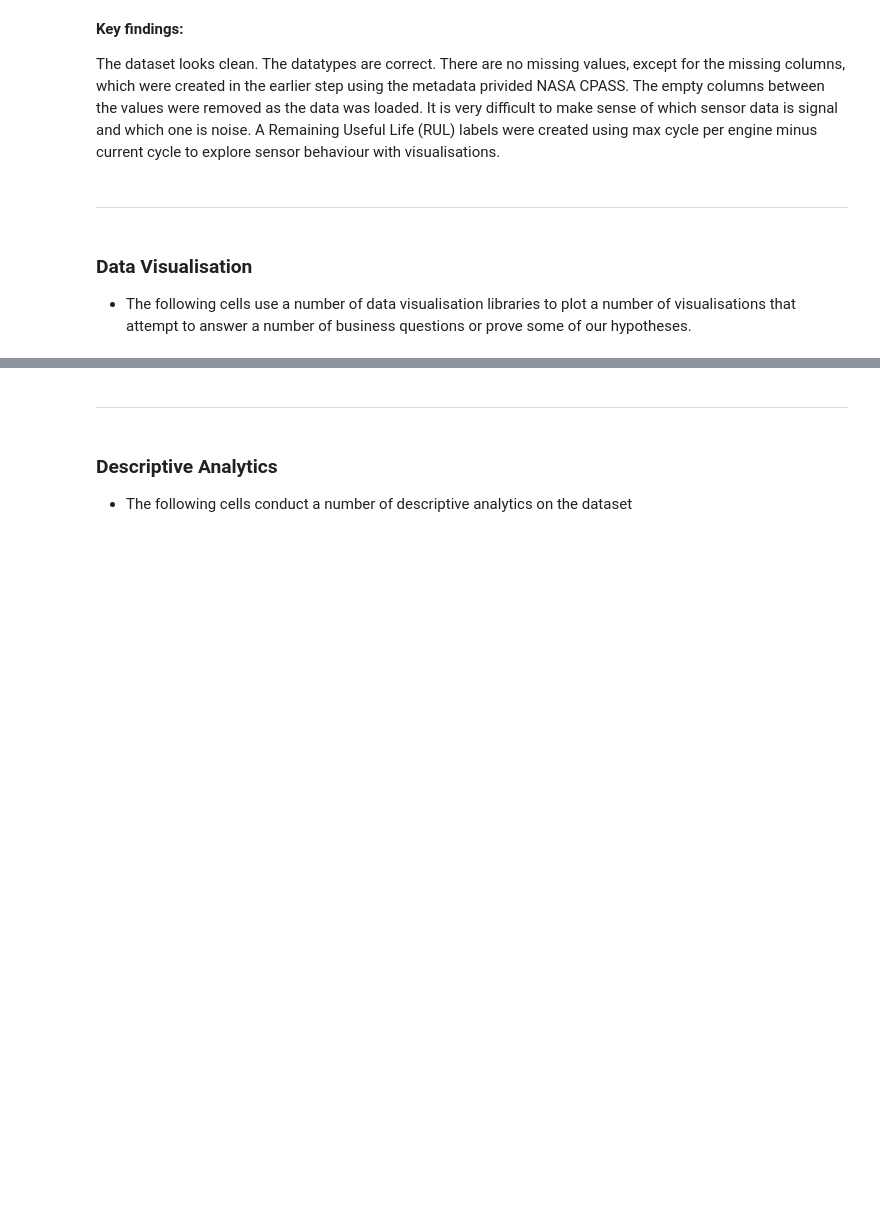
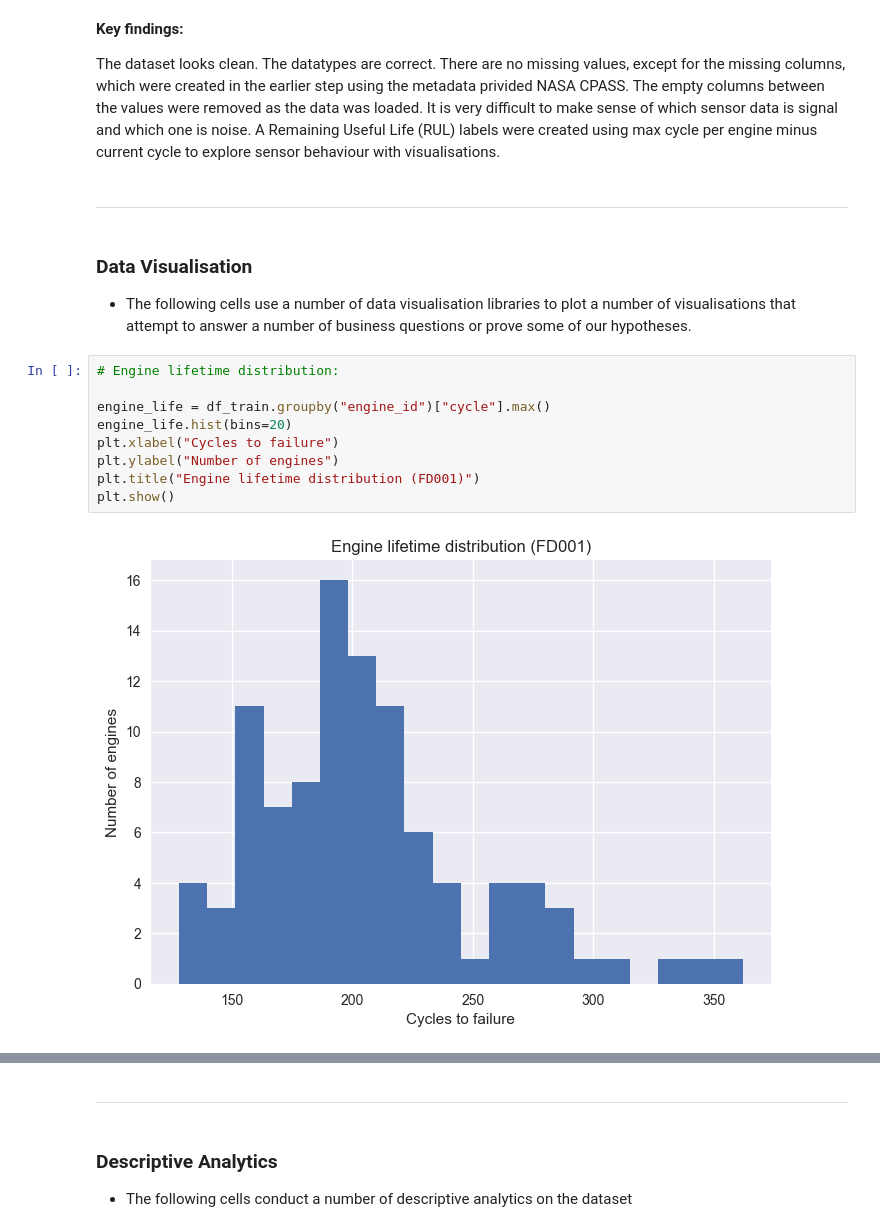
Before and after one commit to sarkima/predictive-maintenance-project, a Jupyter notebook: jupyter_notebooks/predictive-maintenance-analytics.ipynb, the cells around one changed output, grey strips where cells are left out. Drawn from its saved outputs; the diff is of its cells as text; blank space fills up the shorter version.

Commit message:
Added Data Visualisation code to the notebook

```diff
--- a/jupyter_notebooks/predictive-maintenance-analytics.ipynb
+++ b/jupyter_notebooks/predictive-maintenance-analytics.ipynb
@@ -314,3 +315,14 @@ The dataset looks clean.  The datatypes are correct. There are no missing values
 ### Data Visualisation
 
 * The following cells use a number of data visualisation libraries to plot a number of visualisations that attempt to answer a number of business questions or prove some of our hypotheses.
+# %%
+# Engine lifetime distribution:
+
+engine_life = df_train.groupby("engine_id")["cycle"].max()
+engine_life.hist(bins=20)
+plt.xlabel("Cycles to failure")
+plt.ylabel("Number of engines")
+plt.title("Engine lifetime distribution (FD001)")
+plt.show()
+# %% [output]
+[figure, added]
```
Also changed, not shown: parts of 4 cells of this notebook, 1 other file.
